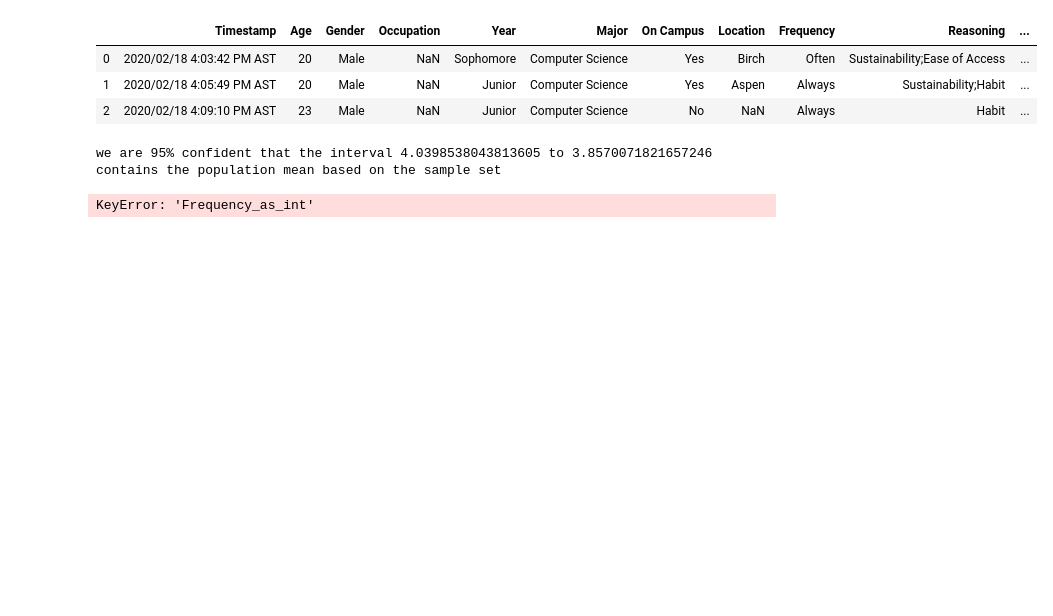
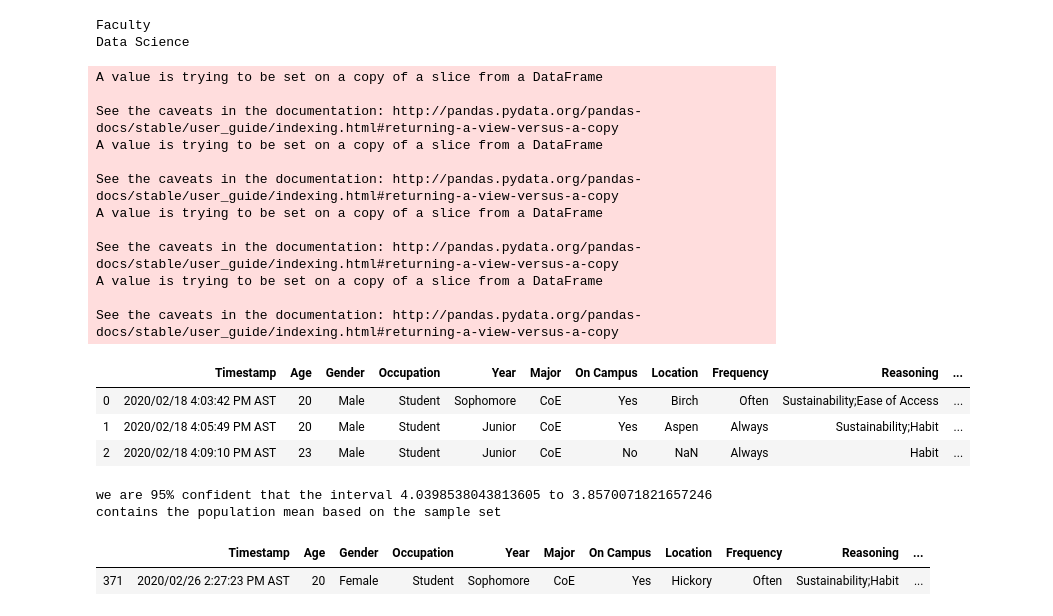
Before and after one commit to aalmeida9/362Project1, a Jupyter notebook: main.ipynb, the cells around one changed output. Cells and saved outputs as stored; diff of their text form; code cells hidden in the pictures; blank space fills up the shorter version.

Commit message:
Data Cleaning and More Graphs

```diff
--- a/main.ipynb
+++ b/main.ipynb
@@ -47,44 +47,87 @@ df.rename(columns = {'How old are you?':'Age', 'What is your gender?':'Gender',
                      'How often do you recycle?':'Frequency', "Why do you recycle? (Don't answer if you don't)":'Reasoning',
                      'Are the recycling rules on campus clearly presented?':'Rules',
                      'If not, if the recycling rules were clearer would you be more likely to recycle?':'Likelihood',
                      'Do you look for the recycle symbol before recycling?':'Symbol', 'What items do you usually recycle?':'Items',
                      'Did the survey overall make you think about your own personal recycling methods and habits?':'Habits',
                      'Whats the best way to reach you for the prize draw? (Email, Phone, etc. )':'Prize'}, inplace = True)
 
 #fill with None?
 #df.fillna(None, inplace=True)
 
 #Splitting strings into arrays, not actually useful! Strings have useful methods see electronics cell below
 #df['Reasoning'] = df['Reasoning'].str.split(";", expand = False)
 #df['Items'] = df['Items'].str.split(";", expand = False)
 
 df['Reasoning'].fillna('Nothing', inplace = True)
 
 #Gender data cleaning...
 df['Gender'].replace(to_replace = "Goblin", value = "other", inplace = True)
 
-
+df['Occupation'][0:277] = 'Student'
+df['Occupation'][260] = 'Faculty'
+print(df['Occupation'][260])
+print(df['Major'][277])
 #age data cleaning....
 df['Age'].replace(to_replace = "Twenty", value = int(20), inplace = True)
 df['Age'].replace(dict.fromkeys(['I am banes', 'RECYCLING IS FOR NERDS'], int(20)), inplace = True)
-#df['Age'].replace(to_replace = 1, value = 20, inplace = True)
-
+df['Age'][367] = 18
+df['Age'][235] = 20
 #Replacing Majors with relevant groups, by engineers, Computer Science, Business
 #Replacing Majors with relevant groups, by engineers, Computer Science, Business
-df['Major'].replace(dict.fromkeys(['CS', 'CIS', 'Computer Science', 'Computer science', 'Computer science', 'Comp sci', 'Comp Sci', 'COMPUTER SCIENCE', 'Computer Science'],
-                                  'Computer Science'), inplace = True)
-df['Rules'].replace(dict.fromkeys(["I didn't know there were any recycling rules!"], "I didn't know"), inplace = True)
-df['Major'].replace(dict.fromkeys(['MIS', 'Accounting', 'Marketing'], 'College of Business'), inplace = True)
+df['Major'].replace(dict.fromkeys(['CS', 'CIS', 'Computer Science', 'Computer science', 'Computer science', 'Comp sci', 'Comp Sci',
+                                   'COMPUTER SCIENCE', 'Computer Science', 'Computer Science ','Civil Engineering ', 'Computer science ', 'Mechanical engineering',
+                                   'Computer Engineering', 'Electrical engineering', 'Data Science', 'Electrical Engineering ', 'Bioengineering ', 'Bioengineering', 'Bio engineering ',
+                                   'Mechanical engineering ', 'Mechanical Engineering ', 'Computer engineering ', 'Computer Engineering ', 'Electrical engineering ', 'Electrical and Computer Engineering',
+                                   'Data Science !', 'Engineering ', 'Software Engineering', 'Mechanical engineer ', 'Civil engineering', 'MNE', 'DSC', 'DS', 'Physics','mechanical engineer',
+                                   'Mechanical Engineering', 'Electrical Engineering', 'Data Science ', 'Civil engineering ', 'civil engineering '],
+                                   'CoE'), inplace = True)
 
-#focus group 1 is now df1
+df['Major'].replace(dict.fromkeys(['MIS', 'Accounting', 'Accounting ', 'Marketing', 'Marketing ', 'Finance', 'Finance ', 'Mls ', 'MLS','accounting', 'Management ', 'Management',
+                                   'Business', 'Buisness', 'Business management ', 'Business Management ', 'Business Management', 'Business administration ', 'Business Marketing ', 'Marketinf', 'MBA',
+                                   'BUS MGT', 'Management Information Systems', 'Management of Information Systems ', 'Operations management', 'Acocunting', 'Business ', 'Healthcare Management '], 'CoB'), inplace = True)
+
+df['Major'].replace(dict.fromkeys(['Biology ', 'Biology', 'Biology <3', 'Marine biology ', 'Economics', 'CJS ', 'CJS', 'cjs','Psychology ', 'psychology', 'Psychology', 'Psych ', 'Psc', 'Psy',
+                                   'Political science', 'Political Science ', 'political science ', 'Crime & justice', 'Political science ', 'Political Science', 'health and society ', 'Philosophy', 'History ', 'History',
+                                   'Crime And Justice ', 'Crime and Justice ', 'Crime and Justice Studies', 'Math', 'English: writing and rhteoric', 'Psychology and Health and Society', 'Political Science & Health and Society', 'Mathematics',
+                                   'Health and Society ', 'Health and society ', 'sociology and anthropology ', 'Sociology and Anthropology', 'WGS', 'Biochemistry ', 'Biochem', 'ECO/PSC', 'Psych/Pre-med',
+                                   'Bio', 'Health & Society', 'Chemistry', 'Marine bio', 'Sociology ', 'Liberal arts ', 'English', 'crime and justice studies', 'Engish', 'economics ', 'biology', 'Sociology and anthropology ', 'Spanish ', 'Marine biology',
+                                   'Chemistry ', 'Sexual education', 'STEM Education', 'Leadership ', 'Psychology and English Literature '], 'CAS'), inplace=True)
+
+df['Major'].replace(dict.fromkeys(['Undeclared ', 'undeclared', 'Engineering Undeclared ', 'Engineering undeclared ', 'Business Undeclared', 'Arts and sciences undeclared ', 'Business undeclared ', 'Arts & Sciences Undeclared ', 'Undecided'], 'Undeclared'), inplace=True)
+
+df['Major'].replace(dict.fromkeys(['Eating Ass', 'Homology ', 'Iâ€™m a professor', 'I’m a professor','Smd ', 'Rocks', 'Butts ','BT'], 'Other'), inplace=True)
+
+df['Major'].replace(dict.fromkeys(['Nursing', 'Nursing ', 'nursing ', 'nursing', 'ABSN', 'Pre med post bac', 'Medical laboratory science ', ], 'CNHS'), inplace=True)
+
+df['Major'].replace(dict.fromkeys(['Visual Arts', 'Graphic Design', 'Interior Architecture + Design', 'Interior architecture and design ', 'Interior Architecture and Design', 'Interior Architecture ',
+                                   'art history', 'Graphic design', 'Graphic design ', 'Painting', 'Music Education', 'Graphic Design ', 'AGA', 'IAD', 'Digital Media', 'Fashion Designer ', 'Illustration', 'Architecture ', 'Animation ', 'Fashion Design'], 'CVPA'), inplace=True)
+
+df['Rules'].replace(dict.fromkeys(["I didn't know there were any recycling rules!"], "Rules?"), inplace = True)
+
+df['Location'].replace(dict.fromkeys(['Chestunut'], 'Chestnut'), inplace=True)
+#focus group 1 is now df1g
 df1 = df.iloc[0:100]
 
 df.head(3)
 # %% [output]
+Faculty
+Data Science
+A value is trying to be set on a copy of a slice from a DataFrame
+
+See the caveats in the documentation: http://pandas.pydata.org/pandas-docs/stable/user_guide/indexing.html#returning-a-view-versus-a-copy
+A value is trying to be set on a copy of a slice from a DataFrame
+
+See the caveats in the documentation: http://pandas.pydata.org/pandas-docs/stable/user_guide/indexing.html#returning-a-view-versus-a-copy
+A value is trying to be set on a copy of a slice from a DataFrame
+
+See the caveats in the documentation: http://pandas.pydata.org/pandas-docs/stable/user_guide/indexing.html#returning-a-view-versus-a-copy
+A value is trying to be set on a copy of a slice from a DataFrame
+
+See the caveats in the documentation: http://pandas.pydata.org/pandas-docs/stable/user_guide/indexing.html#returning-a-view-versus-a-copy
 |  | Timestamp | Age | Gender | Occupation | Year | Major | On Campus | Location | Frequency | Reasoning | ... |
-| 0 | 2020/02/18 4:03:42 PM AST | 20 | Male | NaN | Sophomore | Computer Science | Yes | Birch | Often | Sustainability;Ease of Access | ... |
-| 1 | 2020/02/18 4:05:49 PM AST | 20 | Male | NaN | Junior | Computer Science | Yes | Aspen | Always | Sustainability;Habit | ... |
-| 2 | 2020/02/18 4:09:10 PM AST | 23 | Male | NaN | Junior | Computer Science | No | NaN | Always | Habit | ... |
+| 0 | 2020/02/18 4:03:42 PM AST | 20 | Male | Student | Sophomore | CoE | Yes | Birch | Often | Sustainability;Ease of Access | ... |
+| 1 | 2020/02/18 4:05:49 PM AST | 20 | Male | Student | Junior | CoE | Yes | Aspen | Always | Sustainability;Habit | ... |
+| 2 | 2020/02/18 4:09:10 PM AST | 23 | Male | Student | Junior | CoE | No | NaN | Always | Habit | ... |
 # %%
 #CONFIDENCE INTERVAL FOR FREQUENCY OF RECYCLING
 #repacling all strings with ints in NEW dataframe column
@@ -105,15 +148,15 @@ z_score = 1.96
 divisor = math.sqrt(len(df))
 confidence = z_score * (frequency_std_div/divisor)
 print('we are 95% confident that the interval', confidence+frequency_mean, 'to', frequency_mean-confidence, 'contains the population mean based on the sample set')
-correlate = np.corrcoef(df1['Age'], df1['Frequency_as_int'])
-print(f'Correlation: {correlate}')
 # %% [output]
 we are 95% confident that the interval 4.0398538043813605 to 3.8570071821657246 contains the population mean based on the sample set
-KeyError: 'Frequency_as_int'
 # %%
 #Pick a random winner for the prize
 # df[random.randint(1, len(df))], first attempt doesn't work
 df.loc[df.index == random.randint(1, len(df))]
+# %% [output]
+|  | Timestamp | Age | Gender | Occupation | Year | Major | On Campus | Location | Frequency | Reasoning | ... |
+| 371 | 2020/02/26 2:27:23 PM AST | 20 | Female | Student | Sophomore | CoE | Yes | Hickory | Often | Sustainability;Habit | ... |
 # %%
 # age data analysis, pain in the neck
 #df['Age'].fillna(method = 'ffill')
```
Also changed, not shown: parts of 36 cells of this notebook.
